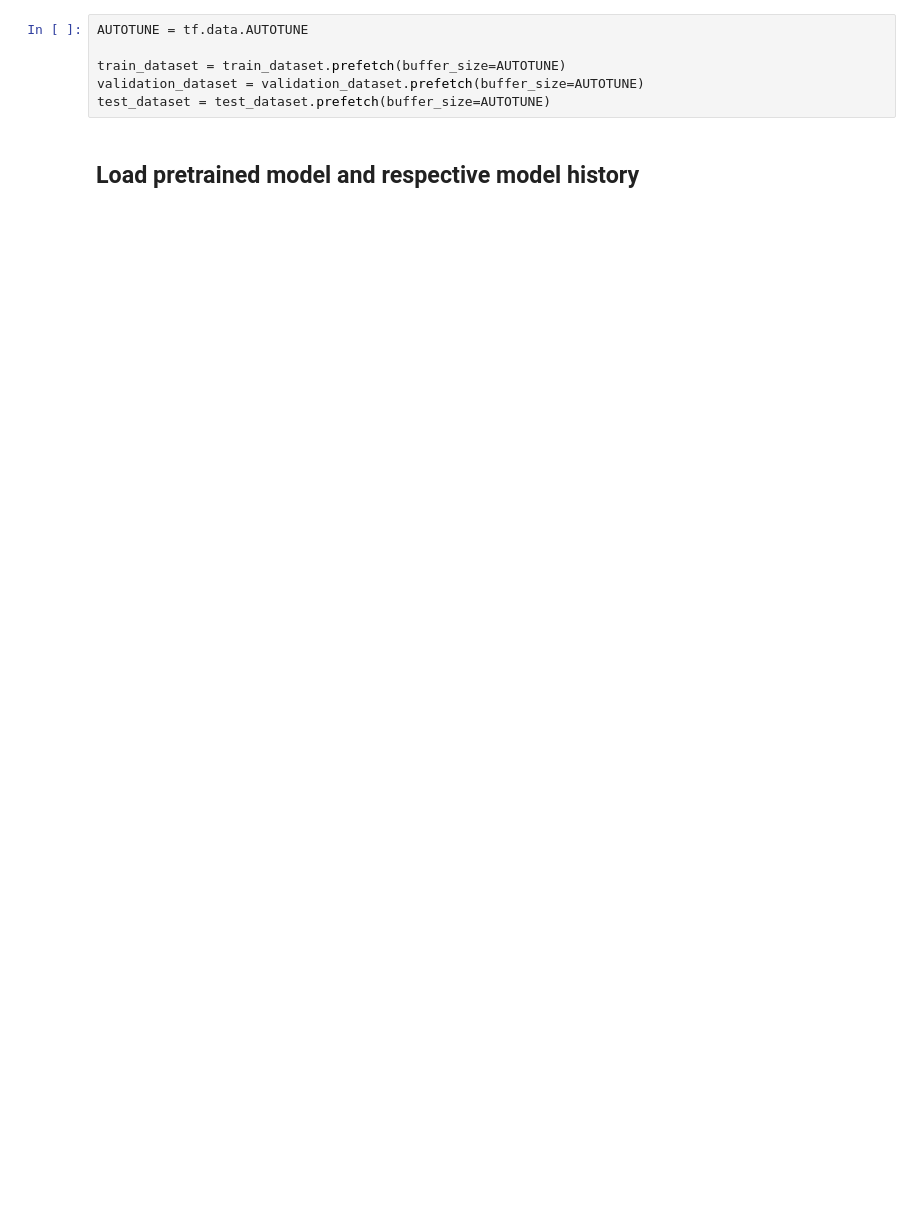
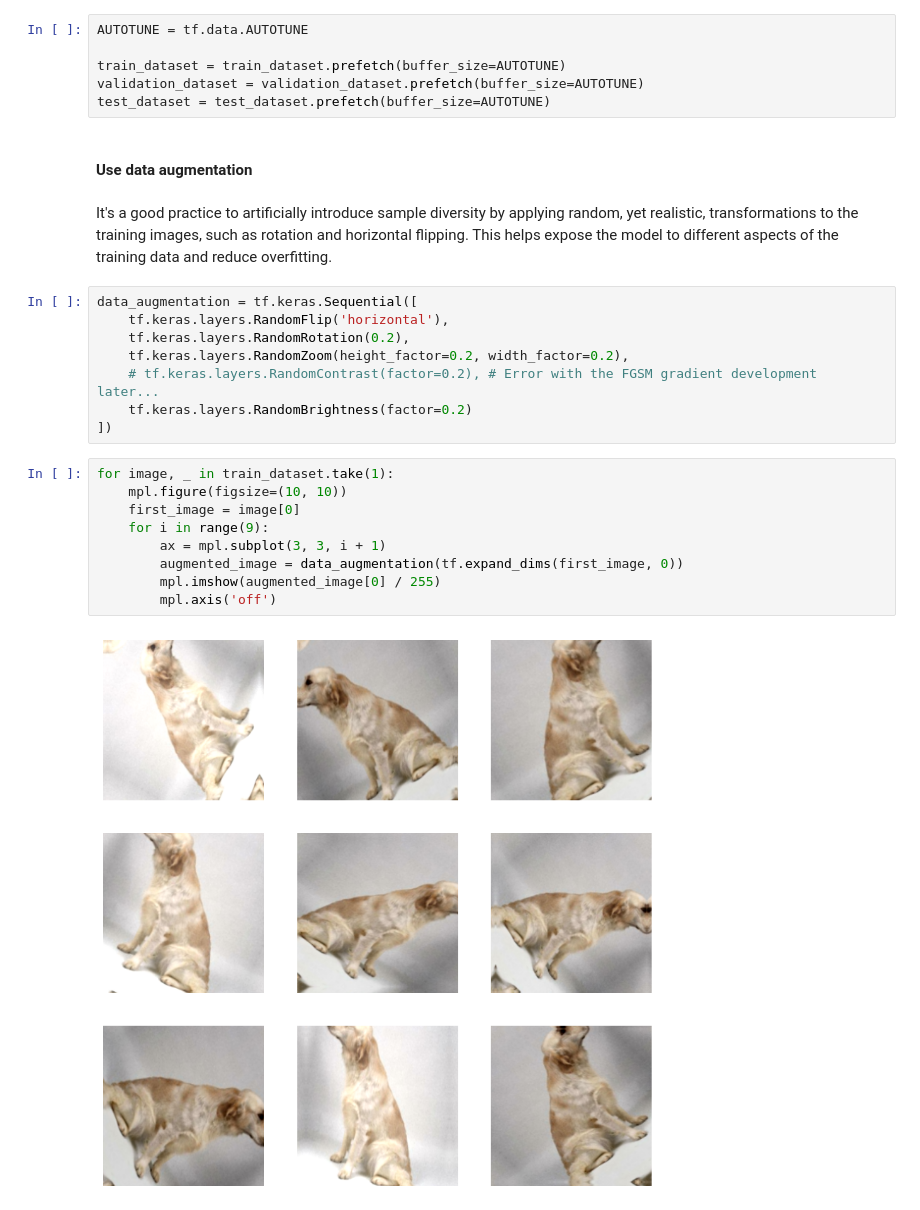
Before and after one commit to ipleiria-ciic/sp-ia, a Jupyter notebook: NB04-0124/NB04-0124-0.2.2.ipynb, the cells around one changed output. Saved outputs shown, nothing was run; the diff lists cells and outputs as text; blank space fills up the shorter version.

```diff
--- a/NB04-0124/NB04-0124-0.2.2.ipynb
+++ b/NB04-0124/NB04-0124-0.2.2.ipynb
@@ -195,5 +199,26 @@ AUTOTUNE = tf.data.AUTOTUNE
 train_dataset = train_dataset.prefetch(buffer_size=AUTOTUNE)
 validation_dataset = validation_dataset.prefetch(buffer_size=AUTOTUNE)
 test_dataset = test_dataset.prefetch(buffer_size=AUTOTUNE)
-# %% [markdown]
-## Load pretrained model and respective model history
+# %% [markdown]
+#### Use data augmentation
+# %% [markdown]
+It's a good practice to artificially introduce sample diversity by applying random, yet realistic, transformations to the training images, such as rotation and horizontal flipping. This helps expose the model to different aspects of the training data and reduce overfitting.
+# %%
+data_augmentation = tf.keras.Sequential([
+    tf.keras.layers.RandomFlip('horizontal'),
+    tf.keras.layers.RandomRotation(0.2),
+    tf.keras.layers.RandomZoom(height_factor=0.2, width_factor=0.2),
+    # tf.keras.layers.RandomContrast(factor=0.2), # Error with the FGSM gradient development later...
+    tf.keras.layers.RandomBrightness(factor=0.2)
+])
+# %%
+for image, _ in train_dataset.take(1):
+    mpl.figure(figsize=(10, 10))
+    first_image = image[0]
+    for i in range(9):
+        ax = mpl.subplot(3, 3, i + 1)
+        augmented_image = data_augmentation(tf.expand_dims(first_image, 0))
+        mpl.imshow(augmented_image[0] / 255)
+        mpl.axis('off')
+# %% [output]
+[figure, added]
```
Also changed, not shown: parts of 78 cells of this notebook.
